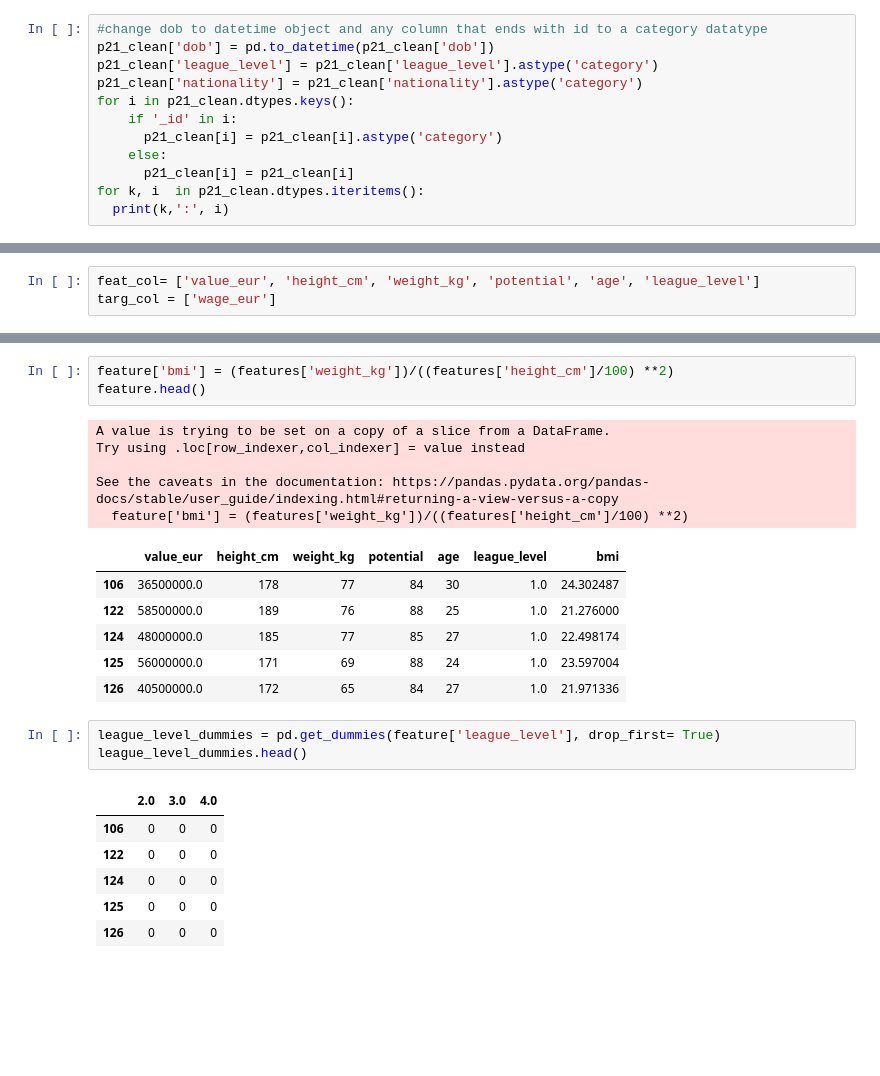
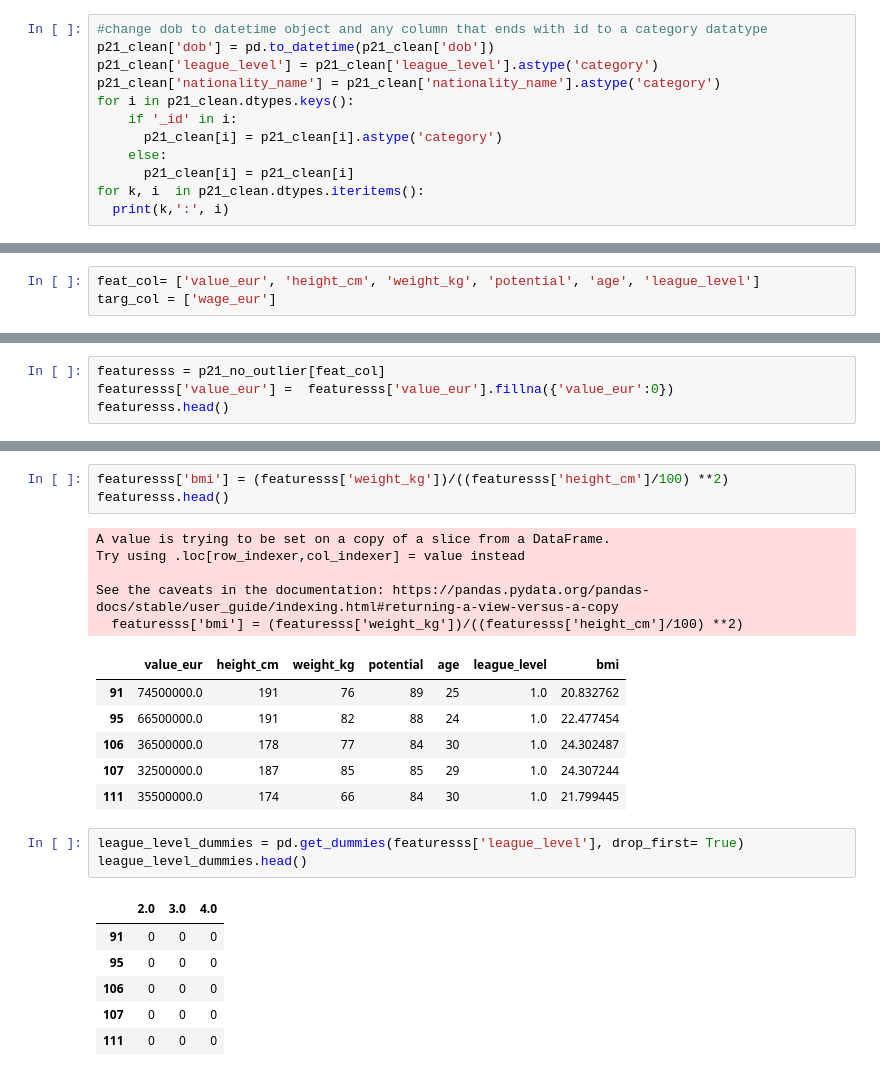
Before and after one commit to ToluPaul/Fifa-22_analysis, a Jupyter notebook: Fifa.ipynb, the cells around one changed output, grey strips where cells are left out. Cells and saved outputs as stored; diff of their text form; blank space fills up the shorter version.

```diff
--- a/Fifa.ipynb
+++ b/Fifa.ipynb
@@ -98,7 +100,7 @@ p21_clean[['dob', 'league_level']]
 #change dob to datetime object and any column that ends with id to a category datatype
 p21_clean['dob'] = pd.to_datetime(p21_clean['dob'])
 p21_clean['league_level'] = p21_clean['league_level'].astype('category')
-p21_clean['nationality'] = p21_clean['nationality'].astype('category')
+p21_clean['nationality_name'] = p21_clean['nationality_name'].astype('category')
 for i in p21_clean.dtypes.keys():
     if '_id' in i:
       p21_clean[i] = p21_clean[i].astype('category')
@@ -478,0 +471,4 @@ feature.head()
+# %%
+featuresss = p21_no_outlier[feat_col]
+featuresss['value_eur'] =  featuresss['value_eur'].fillna({'value_eur':0})
+featuresss.head()
@@ -479,26 +487,26 @@ feature.head()
 # %%
-feature['bmi'] = (features['weight_kg'])/((features['height_cm']/100) **2)
-feature.head()
+featuresss['bmi'] = (featuresss['weight_kg'])/((featuresss['height_cm']/100) **2)
+featuresss.head()
 # %% [output]
 A value is trying to be set on a copy of a slice from a DataFrame.
 Try using .loc[row_indexer,col_indexer] = value instead
 
 See the caveats in the documentation: https://pandas.pydata.org/pandas-docs/stable/user_guide/indexing.html#returning-a-view-versus-a-copy
-  feature['bmi'] = (features['weight_kg'])/((features['height_cm']/100) **2)
+  featuresss['bmi'] = (featuresss['weight_kg'])/((featuresss['height_cm']/100) **2)
 |  | value_eur | height_cm | weight_kg | potential | age | league_level | bmi |
+| 91 | 74500000.0 | 191 | 76 | 89 | 25 | 1.0 | 20.832762 |
+| 95 | 66500000.0 | 191 | 82 | 88 | 24 | 1.0 | 22.477454 |
 | 106 | 36500000.0 | 178 | 77 | 84 | 30 | 1.0 | 24.302487 |
-| 122 | 58500000.0 | 189 | 76 | 88 | 25 | 1.0 | 21.276000 |
-| 124 | 48000000.0 | 185 | 77 | 85 | 27 | 1.0 | 22.498174 |
-| 125 | 56000000.0 | 171 | 69 | 88 | 24 | 1.0 | 23.597004 |
-| 126 | 40500000.0 | 172 | 65 | 84 | 27 | 1.0 | 21.971336 |
+| 107 | 32500000.0 | 187 | 85 | 85 | 29 | 1.0 | 24.307244 |
+| 111 | 35500000.0 | 174 | 66 | 84 | 30 | 1.0 | 21.799445 |
 # %%
-league_level_dummies = pd.get_dummies(feature['league_level'], drop_first= True)
+league_level_dummies = pd.get_dummies(featuresss['league_level'], drop_first= True)
 league_level_dummies.head()
 # %% [output]
 |  | 2.0 | 3.0 | 4.0 |
+| 91 | 0 | 0 | 0 |
+| 95 | 0 | 0 | 0 |
 | 106 | 0 | 0 | 0 |
-| 122 | 0 | 0 | 0 |
-| 124 | 0 | 0 | 0 |
-| 125 | 0 | 0 | 0 |
-| 126 | 0 | 0 | 0 |
+| 107 | 0 | 0 | 0 |
+| 111 | 0 | 0 | 0 |
 # %%
```
Also changed, not shown: parts of 41 cells of this notebook.
